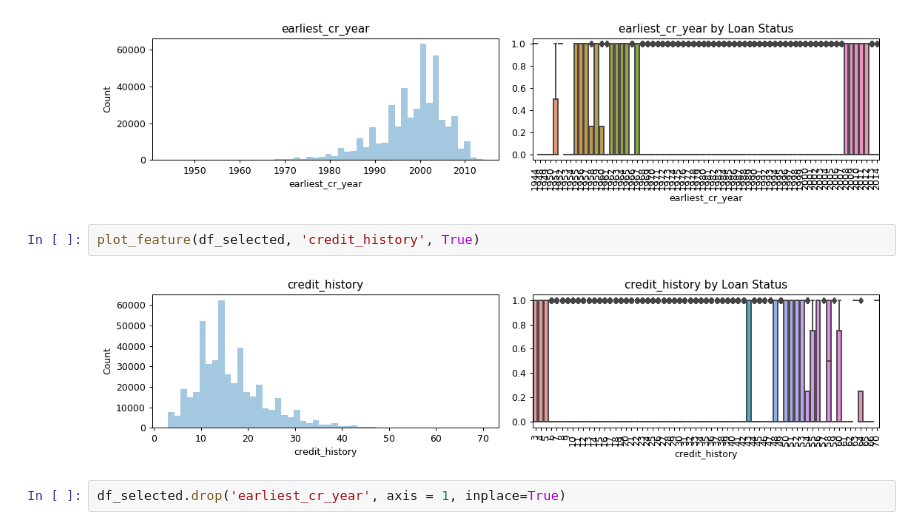
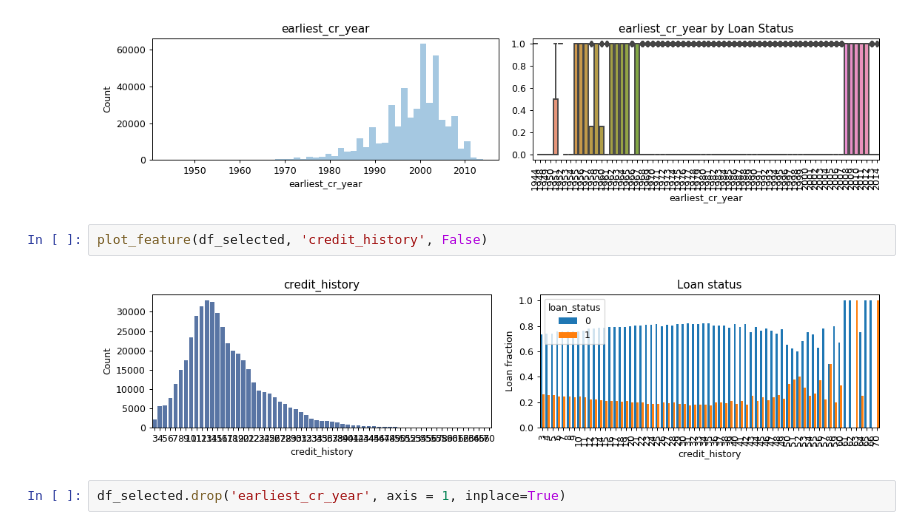
Before and after one commit to msahamed/lending_loan_prediction, a Jupyter notebook: eda.ipynb, the cells around one changed output. Saved outputs shown, nothing was run; the diff lists cells and outputs as text.

```diff
--- a/eda.ipynb
+++ b/eda.ipynb
@@ -206,9 +206,9 @@ plot_feature(df_selected, 'earliest_cr_year', True)
 # %% [output]
 [figure]
 # %%
-plot_feature(df_selected, 'credit_history', True)
+plot_feature(df_selected, 'credit_history', False)
 # %% [output]
-[figure, old version]
+[figure, new version]
 # %%
 df_selected.drop('earliest_cr_year', axis = 1, inplace=True)
 # %%
```
Also changed, not shown: 2 other files.
